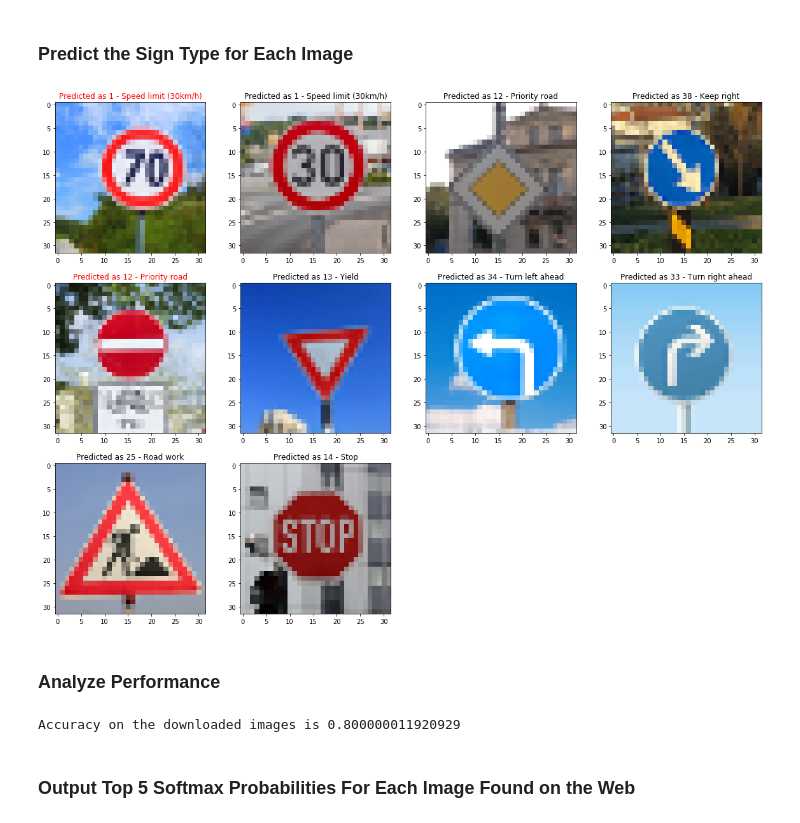
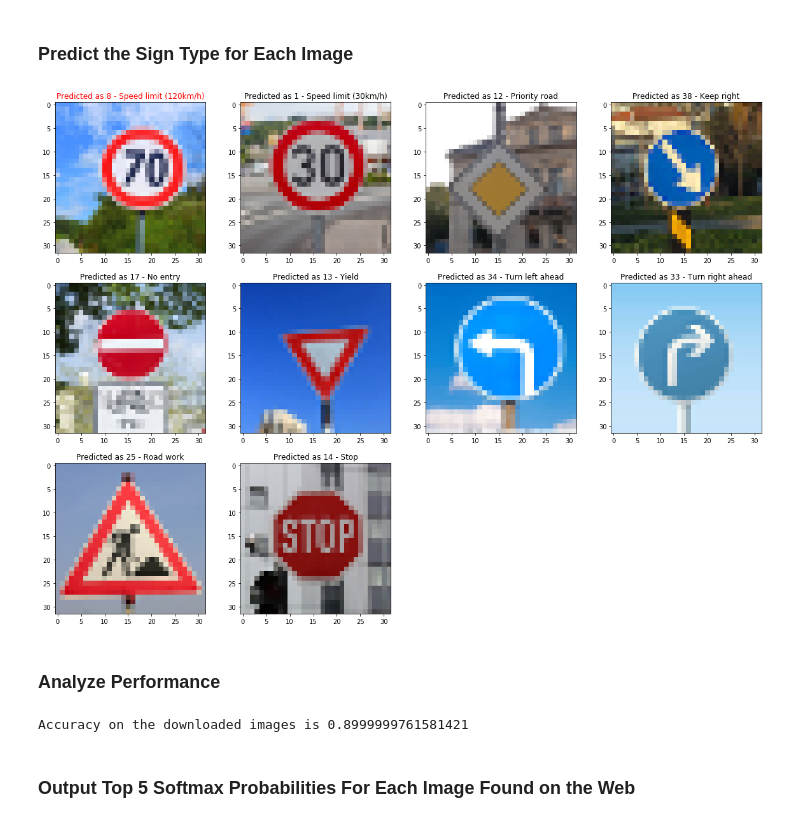
Before and after one commit to clarkli86/CarND-Traffic-Sign-Classifier-Project, a Jupyter notebook: Traffic_Sign_Classifier.ipynb, the cells around one changed output. Saved outputs shown, nothing was run; the diff lists cells and outputs as text; code cells hidden in the pictures.

```diff
--- a/Traffic_Sign_Classifier.ipynb
+++ b/Traffic_Sign_Classifier.ipynb
@@ -221,15 +203,15 @@ if GRAY_SCALE:
     NUM_CHANNELS = 1
     train['features_grayscale'] = []
     for i in range(n_train):
-        train['features_grayscale'].append(cv2.cvtColor(train['features'][i], cv2.COLOR_BGR2GRAY))
+        train['features_grayscale'].append(cv2.cvtColor(train['features'][i], cv2.COLOR_RGB2GRAY))
 
     valid['features_grayscale'] = []
     for i in range(n_validation):
-        valid['features_grayscale'].append(cv2.cvtColor(valid['features'][i], cv2.COLOR_BGR2GRAY))
+        valid['features_grayscale'].append(cv2.cvtColor(valid['features'][i], cv2.COLOR_RGB2GRAY))
 
     test['features_grayscale'] = []
     for i in range(n_test):
-        test['features_grayscale'].append(cv2.cvtColor(test['features'][i], cv2.COLOR_BGR2GRAY))
+        test['features_grayscale'].append(cv2.cvtColor(test['features'][i], cv2.COLOR_RGB2GRAY))
 
     train['features_grayscale'] = np.asarray(train['features_grayscale']).reshape((n_train, 32, 32, 1))
     valid['features_grayscale'] = np.asarray(valid['features_grayscale']).reshape((n_validation, 32, 32, 1))
@@ -457,7 +463,7 @@ def LeNet(is_training):
     accuracy_operation = tf.reduce_mean(tf.cast(correct_prediction, tf.float32))
     saver = tf.train.Saver()
 
-    return (x, y), training_operation, logits, prediction, accuracy_operation, dropout_keep_prob, tf.train.Saver()
+    return (x, y), training_operation, c1, c2, logits, prediction, accuracy_operation, dropout_keep_prob, tf.train.Saver()
 
 def evaluate(X_data, y_data, accuracy_operation, dropout_keep_prob):
     num_examples = len(X_data)
@@ -486,7 +492,7 @@ validation_accuracies = []
 
 for i in range(EPOCHS):
     tf.reset_default_graph()
-    (x, y), training_operation, _, _, accuracy_operation, dropout_keep_prob, saver = LeNet(is_training=True)
+    (x, y), training_operation, _, _, _, _, accuracy_operation, dropout_keep_prob, saver = LeNet(is_training=True)
 
     num_examples = len(X_train)
 
@@ -510,7 +516,7 @@ for i in range(EPOCHS):
         print("Model saved")
 
     tf.reset_default_graph()
-    (x, y), training_operation, _, _, accuracy_operation, dropout_keep_prob, saver = LeNet(is_training=False)
+    (x, y), training_operation, _, _, _, _, accuracy_operation, dropout_keep_prob, saver = LeNet(is_training=False)
     with tf.Session() as sess:
         sess.run(tf.global_variables_initializer())
         saver.restore(sess, './lenet')
@@ -614,32 +620,32 @@ X_download = (X_download - 128) / 128
 # %%
 # Predict class id
 def predict(X_data, y_data, predict, dropout_keep_prob):
     total_accuracy = 0
     sess = tf.get_default_session()
 
     batch_x, batch_y = X_data, y_data
     return sess.run(predict, feed_dict={x: batch_x, y: batch_y, dropout_keep_prob : 1.0})
 
 # Restore model and try to predict
 predicted_class_ids = None
 tf.reset_default_graph()
-(x, y), training_operation, _, predict_operation, accuracy_operation, dropout_keep_prob, saver = LeNet(is_training=False)
+(x, y), training_operation, _, _, _, predict_operation, accuracy_operation, dropout_keep_prob, saver = LeNet(is_training=False)
 with tf.Session() as sess:
     sess.run(tf.global_variables_initializer())
     saver.restore(sess, './lenet')
     predicted_class_ids = predict(X_download, y_download, predict_operation, dropout_keep_prob)
 
     # Read lable names from signnames.csv
     fig=plt.figure(figsize=(20, 20))
     for i in range(len(predicted_class_ids)):
         fig.add_subplot(4, 4, i + 1)
         class_id = predicted_class_ids[i]
         color = 'black' if class_id == download['labels'][i] else 'red'
         plt.title('Predicted as ' + str(class_id) + ' - ' + class_names[class_id], color=color)
         plt.imshow(download['features'][i])
     plt.show()
 # %% [output]
-[figure, old version]
+[figure, new version]
 # %% [markdown]
 ### Analyze Performance
 # %%
@@ -647,7 +653,7 @@ with tf.Session() as sess:
 ### For example, if the model predicted 1 out of 5 signs correctly, it's 20% accurate on these new images.
 
 tf.reset_default_graph()
-(x, y), training_operation, _, predict_operation, accuracy_operation, dropout_keep_prob, saver = LeNet(is_training=False)
+(x, y), training_operation, _, _, _, predict_operation, accuracy_operation, dropout_keep_prob, saver = LeNet(is_training=False)
 with tf.Session() as sess:
     sess.run(tf.global_variables_initializer())
     saver.restore(sess, './lenet')
@@ -656,7 +662,7 @@ with tf.Session() as sess:
     print("Accuracy on the downloaded images is {}".format(download_accuracy))
     print()
 # %% [output]
-Accuracy on the downloaded images is 0.800000011920929
+Accuracy on the downloaded images is 0.8999999761581421
 # %% [markdown]
 ### Output Top 5 Softmax Probabilities For Each Image Found on the Web
 # %% [markdown]
```
Also changed, not shown: parts of 7 cells of this notebook.
